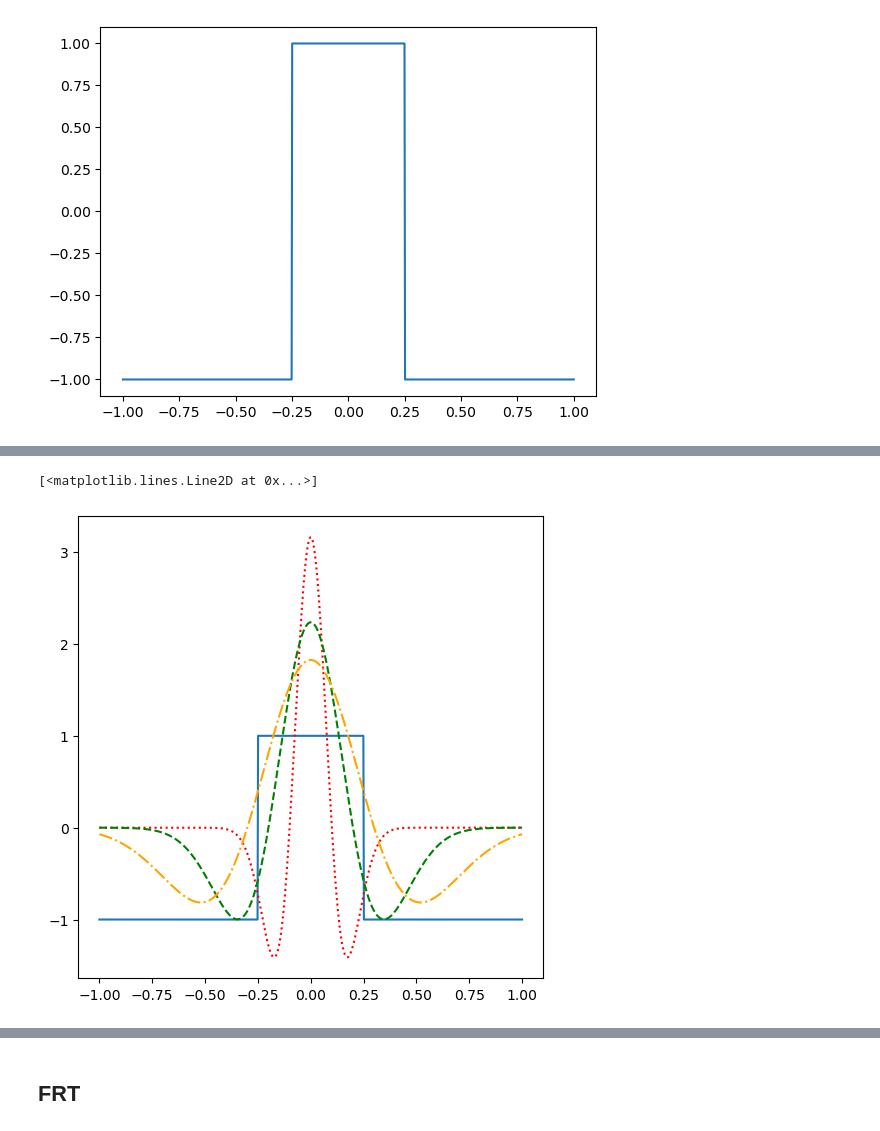
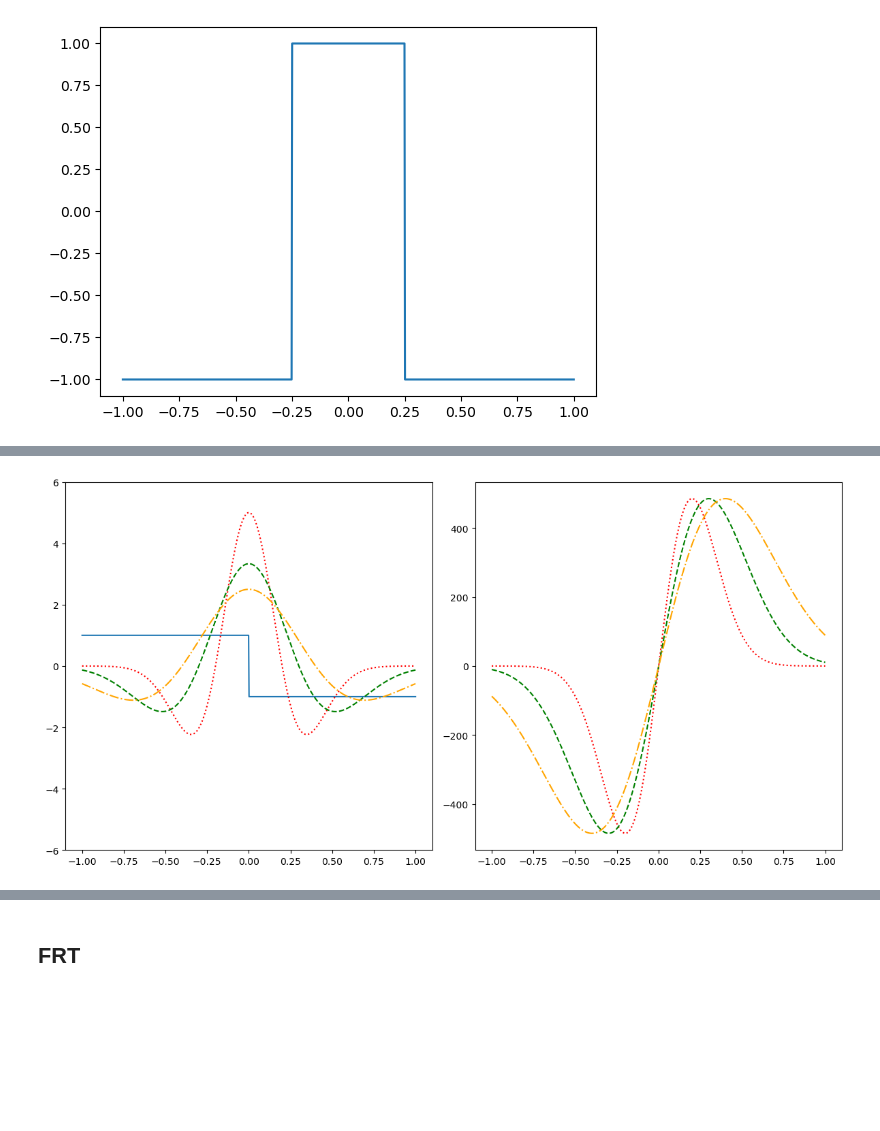
Before and after one commit to zyjux/harmonic_gw, a Jupyter notebook: figure_generation.ipynb, the cells around one changed output, grey strips where cells are left out. Drawn from its saved outputs; the diff is of its cells as text; code cells hidden in the pictures; blank space fills up the shorter version.

```diff
--- a/figure_generation.ipynb
+++ b/figure_generation.ipynb
@@ -63,3 +61,9 @@ edge[400:] = -1.
+# %%
+full_x = np.linspace(-10, 10, 8000)
+# %%
+edge = np.where(x > 0, -1., 1.)
+# %%
+f_edge = np.where(full_x > 0, -1., 1.)
 # %%
 plt.plot(x, edge)
 # %% [output]
@@ -86,6 +94,6 @@ plt.plot(x, d_1_gauss(x, 0.2))
 # %%
 def d_2_gauss(x, c):
-    return 1/np.sqrt(c) * (1 - c**(-2) * x**2) * np.exp(-x**2 / (2 * c**2))
+    return 1/c * (1 - c**(-2) * x**2) * np.exp(-x**2 / (2 * c**2))
 # %%
 plt.plot(x, d_2_gauss(x, 0.2))
 # %% [output]
@@ -103,9 +204,15 @@ ax.plot(x, d_1_gauss(x, 0.3), color='orange', linestyle='dashdot')
 # %%
-F, ax = plt.subplots(1, 1, figsize=(6, 6))
-ax.plot(x, ridge)
-ax.plot(x, d_2_gauss(x, 0.1), color='red', linestyle='dotted')
-ax.plot(x, d_2_gauss(x, 0.2), color='green', linestyle='dashed')
-ax.plot(x, d_2_gauss(x, 0.3), color='orange', linestyle='dashdot')
+F, ax = plt.subplots(1, 2, figsize=(12, 6))
+ax[0].plot(x, edge)
+ax[0].plot(x, d_2_gauss(x, 0.2), color='red', linestyle='dotted')
+ax[0].plot(x, d_2_gauss(x, 0.3), color='green', linestyle='dashed')
+ax[0].plot(x, d_2_gauss(x, 0.4), color='orange', linestyle='dashdot')
+ax[0].set_ylim(-6, 6)
+
+ax[1].plot(x, np.correlate(d_2_gauss(full_x, 0.2), f_edge, 'same')[3600:4400], color='red', linestyle='dotted')
+ax[1].plot(x, np.correlate(d_2_gauss(full_x, 0.3), f_edge, 'same')[3600:4400], color='green', linestyle='dashed')
+ax[1].plot(x, np.correlate(d_2_gauss(full_x, 0.4), f_edge, 'same')[3600:4400], color='orange', linestyle='dashdot')
+
+F.tight_layout()
 # %% [output]
-[<matplotlib.lines.Line2D at 0x...>]
-[figure, old version]
+[figure, new version]
```
Also changed, not shown: parts of 30 cells of this notebook.
